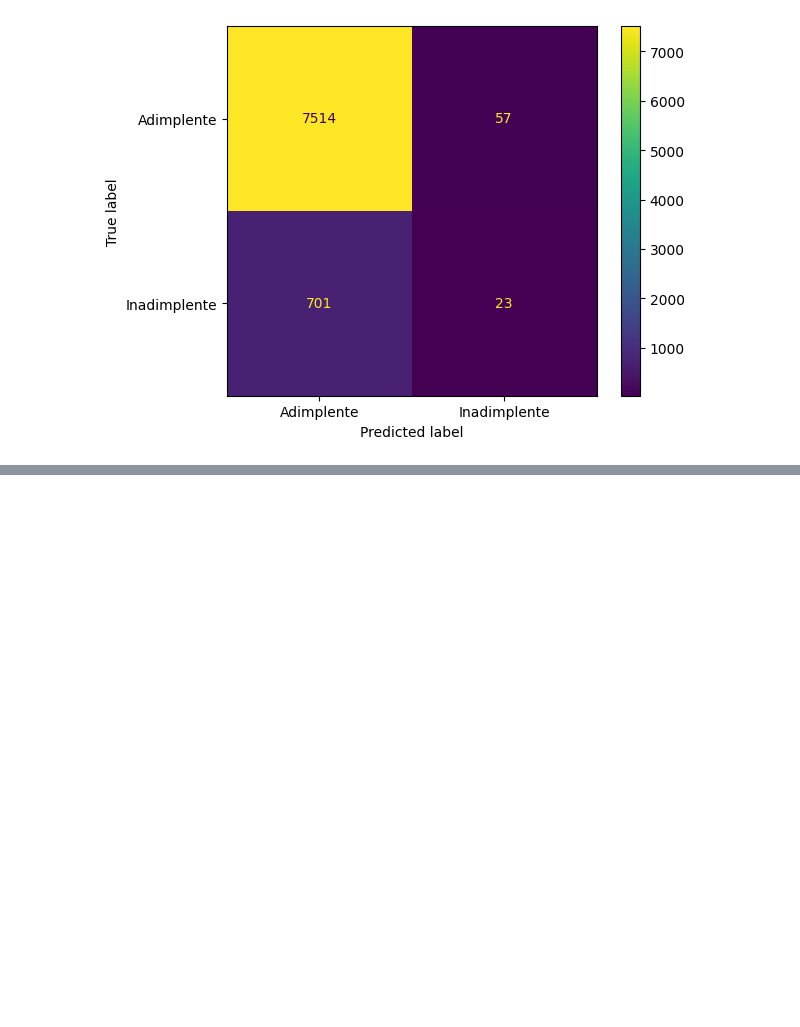
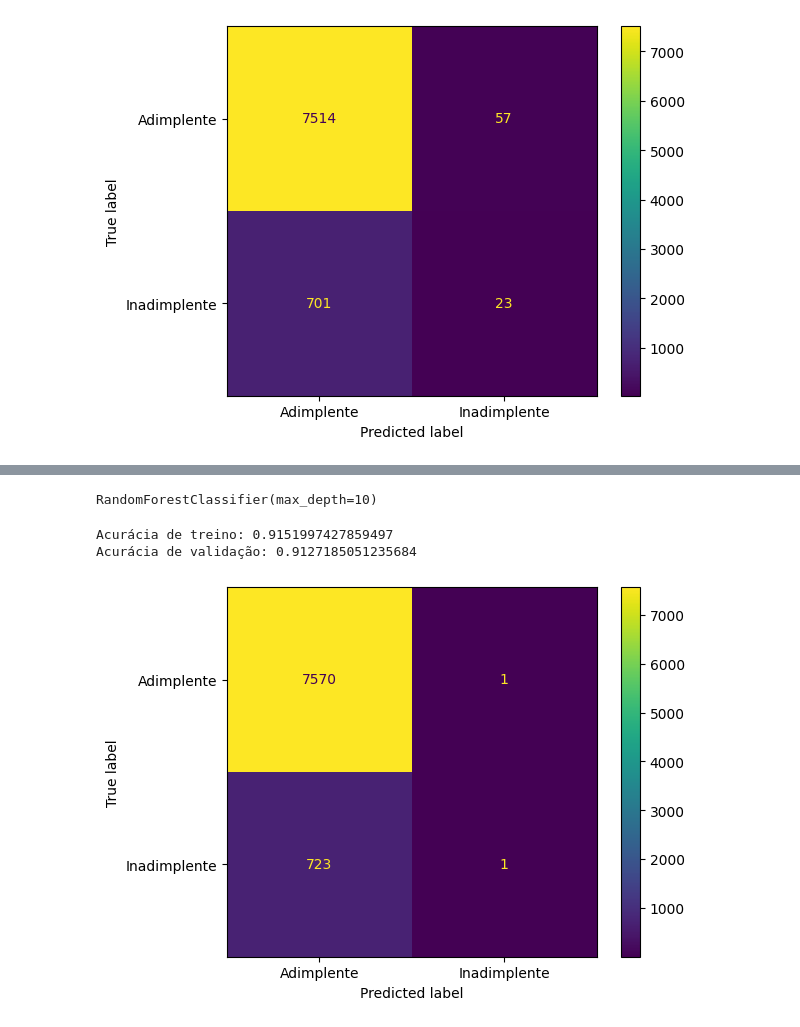
Before and after one commit to JCrpa/curso17_classificacao_validacao_de_modelos_metricas_de_avaliacao, a Jupyter notebook: projeto_inicial_classificacao_validacao_e_metricas.ipynb, the cells around one changed output, grey strips where cells are left out. Saved outputs shown, nothing was run; the diff lists cells and outputs as text; code cells hidden in the pictures; blank space fills up the shorter version.

```diff
--- a/projeto_inicial_classificacao_validacao_e_metricas.ipynb
+++ b/projeto_inicial_classificacao_validacao_e_metricas.ipynb
@@ -133,0 +153,25 @@ visualizacao.plot();
+# %%
+# Modelo Random Forest
+modelo_rf = RandomForestClassifier(max_depth=10)
+# Treinamento do modelo
+modelo_rf.fit(x_treino, y_treino)
+# %% [output]
+RandomForestClassifier(max_depth=10)
+# %%
+# Visualização da acurácia
+print(f'Acurácia de treino: {modelo_rf.score(x_treino, y_treino)}')
+print(f'Acurácia de validação: {modelo_rf.score(x_val, y_val)}')
+# %% [output]
+Acurácia de treino: 0.9151997427859497
+Acurácia de validação: 0.9127185051235684
+# %%
+# Avaliação do modelo
+y_previsto_rf = modelo_rf.predict(x_val)
+# Matriz de confusão
+matriz_confusao_rf = confusion_matrix(y_val, y_previsto_rf)
+# %%
+# Visualização da matriz de confusão
+visualizacao_rf = ConfusionMatrixDisplay(confusion_matrix = matriz_confusao_rf, display_labels=['Adimplente', 'Inadimplente'])
+visualizacao_rf.plot();
+# %% [output]
+[figure, added]
```
Also changed, not shown: parts of 4 cells of this notebook.
